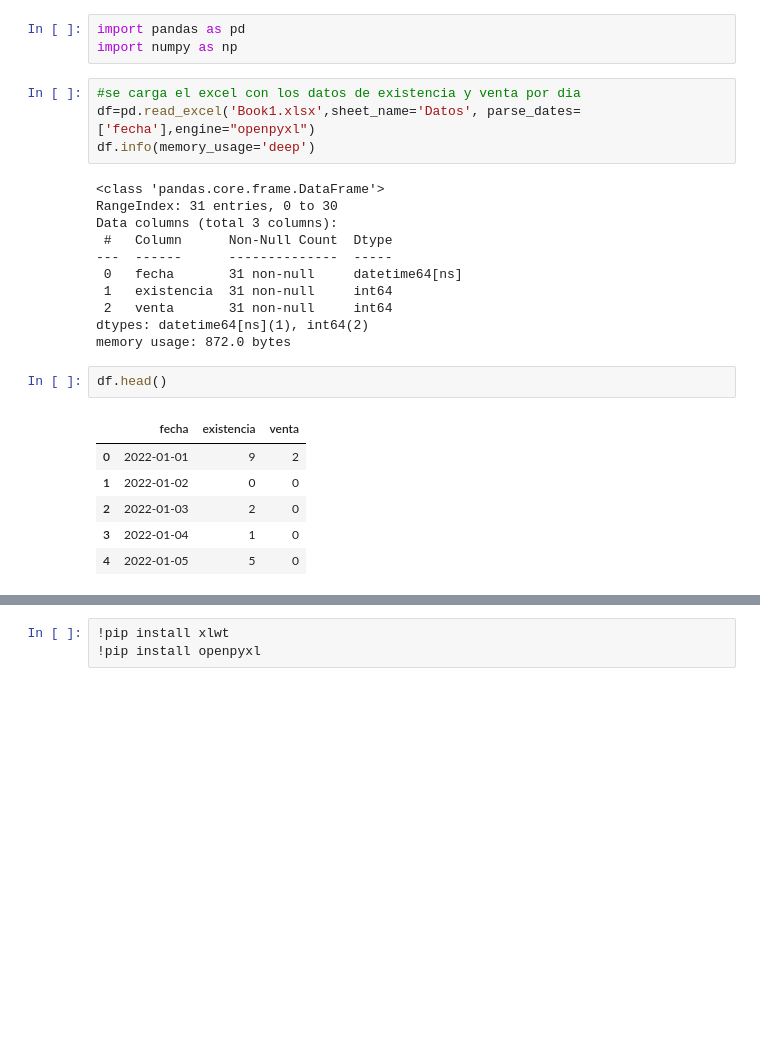
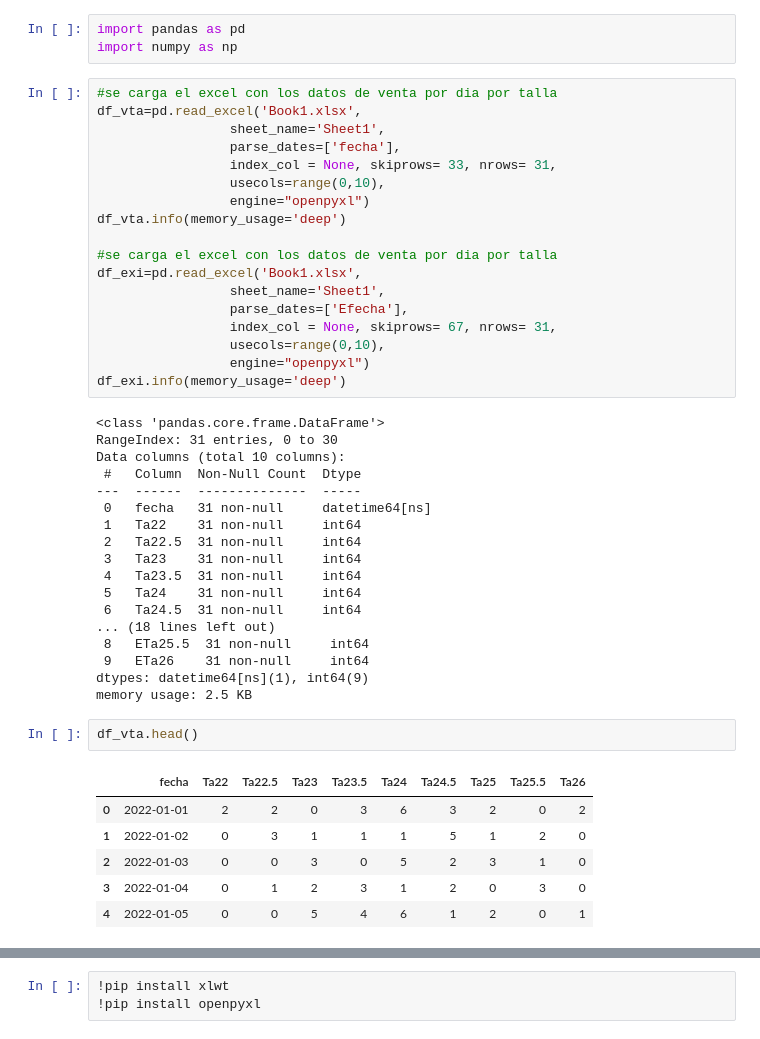
Before and after one commit to jcjimenezb123/PFM_PronosticoDemanda, a Jupyter notebook: RecontruccionVta.ipynb, the cells around one changed output, grey strips where cells are left out. Drawn from its saved outputs; the diff is of its cells as text; blank space fills up the shorter version.

```diff
--- a/RecontruccionVta.ipynb
+++ b/RecontruccionVta.ipynb
@@ -4,26 +4,47 @@
 import pandas as pd
 import numpy as np
 # %%
-#se carga el excel con los datos de existencia y venta por dia
-df=pd.read_excel('Book1.xlsx',sheet_name='Datos', parse_dates=['fecha'],engine="openpyxl")
-df.info(memory_usage='deep')
+#se carga el excel con los datos de venta por dia por talla
+df_vta=pd.read_excel('Book1.xlsx',
+                 sheet_name='Sheet1',
+                 parse_dates=['fecha'],
+                 index_col = None, skiprows= 33, nrows= 31,
+                 usecols=range(0,10),
+                 engine="openpyxl")
+df_vta.info(memory_usage='deep')
+
+#se carga el excel con los datos de venta por dia por talla
+df_exi=pd.read_excel('Book1.xlsx',
+                 sheet_name='Sheet1',
+                 parse_dates=['Efecha'],
+                 index_col = None, skiprows= 67, nrows= 31,
+                 usecols=range(0,10),
+                 engine="openpyxl")
+df_exi.info(memory_usage='deep')
 # %% [output]
 <class 'pandas.core.frame.DataFrame'>
 RangeIndex: 31 entries, 0 to 30
-Data columns (total 3 columns):
- #   Column      Non-Null Count  Dtype
----  ------      --------------  -----
- 0   fecha       31 non-null     datetime64[ns]
- 1   existencia  31 non-null     int64
- 2   venta       31 non-null     int64
-dtypes: datetime64[ns](1), int64(2)
-memory usage: 872.0 bytes
+Data columns (total 10 columns):
+ #   Column  Non-Null Count  Dtype
+---  ------  --------------  -----
+ 0   fecha   31 non-null     datetime64[ns]
+ 1   Ta22    31 non-null     int64
+ 2   Ta22.5  31 non-null     int64
+ 3   Ta23    31 non-null     int64
+ 4   Ta23.5  31 non-null     int64
+ 5   Ta24    31 non-null     int64
+ 6   Ta24.5  31 non-null     int64
+... (18 lines left out)
+ 8   ETa25.5  31 non-null     int64
+ 9   ETa26    31 non-null     int64
+dtypes: datetime64[ns](1), int64(9)
+memory usage: 2.5 KB
 # %%
-df.head()
+df_vta.head()
 # %% [output]
-|  | fecha | existencia | venta |
-| 0 | 2022-01-01 | 9 | 2 |
-| 1 | 2022-01-02 | 0 | 0 |
-| 2 | 2022-01-03 | 2 | 0 |
-| 3 | 2022-01-04 | 1 | 0 |
-| 4 | 2022-01-05 | 5 | 0 |
+|  | fecha | Ta22 | Ta22.5 | Ta23 | Ta23.5 | Ta24 | Ta24.5 | Ta25 | Ta25.5 | Ta26 |
+| 0 | 2022-01-01 | 2 | 2 | 0 | 3 | 6 | 3 | 2 | 0 | 2 |
+| 1 | 2022-01-02 | 0 | 3 | 1 | 1 | 1 | 5 | 1 | 2 | 0 |
+| 2 | 2022-01-03 | 0 | 0 | 3 | 0 | 5 | 2 | 3 | 1 | 0 |
+| 3 | 2022-01-04 | 0 | 1 | 2 | 3 | 1 | 2 | 0 | 3 | 0 |
+| 4 | 2022-01-05 | 0 | 0 | 5 | 4 | 6 | 1 | 2 | 0 | 1 |
```
Also changed, not shown: parts of 9 cells of this notebook.
